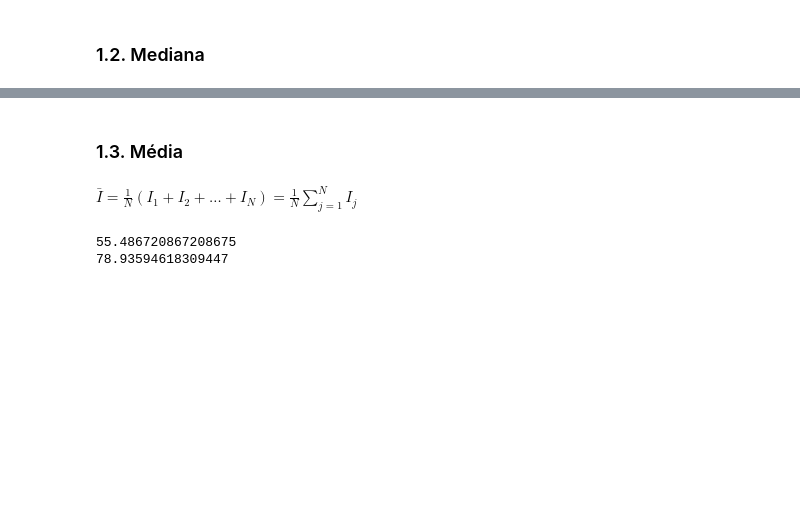
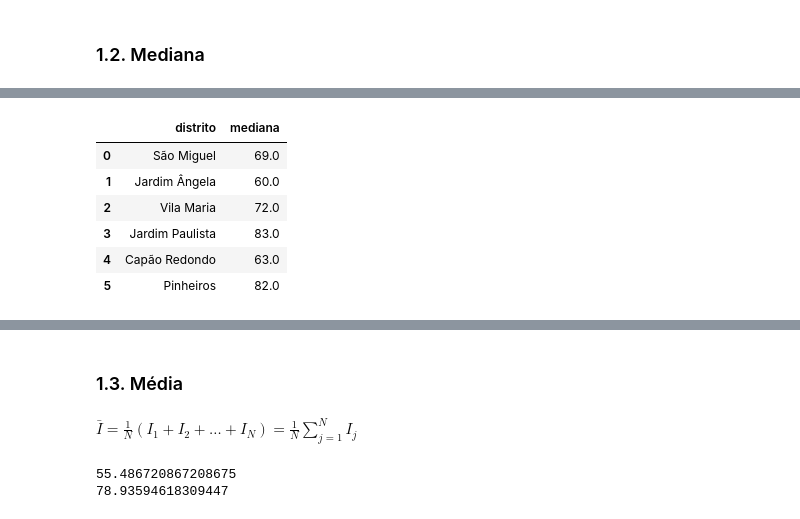
Before and after one commit to tecMTST/tutorial-de-dados, a Jupyter notebook: 06_expectativa-de-vida/15_medidas-de-tendencia-central.ipynb, the cells around one changed output, grey strips where cells are left out. Drawn from its saved outputs; the diff is of its cells as text; code cells hidden in the pictures; blank space fills up the shorter version.

```diff
--- a/06_expectativa-de-vida/15_medidas-de-tendencia-central.ipynb
+++ b/06_expectativa-de-vida/15_medidas-de-tendencia-central.ipynb
@@ -82,0 +103,23 @@ print(np.median(a = individuos))
+# %%
+mediana=[]
+for distrito in distritos_selecionados:
+    array_obitos = obitos_por_distrito_df[distrito].to_numpy()
+    individuos = []
+    c = 0
+    for i in obitos_por_distrito_df[distrito]:
+        for j in range(0, array_obitos[c]):
+            individuos.append(c)
+        c += 1
+
+    mediana.append(np.median(a = individuos))
+# %%
+medianas_distritos=pd.DataFrame({'distrito':distritos_selecionados,'mediana':mediana})
+medianas_distritos
+# %% [output]
+|  | distrito | mediana |
+| 0 | São Miguel | 69.0 |
+| 1 | Jardim Ângela | 60.0 |
+| 2 | Vila Maria | 72.0 |
+| 3 | Jardim Paulista | 83.0 |
+| 4 | Capão Redondo | 63.0 |
+| 5 | Pinheiros | 82.0 |
```
Also changed, not shown: parts of 12 cells of this notebook.
